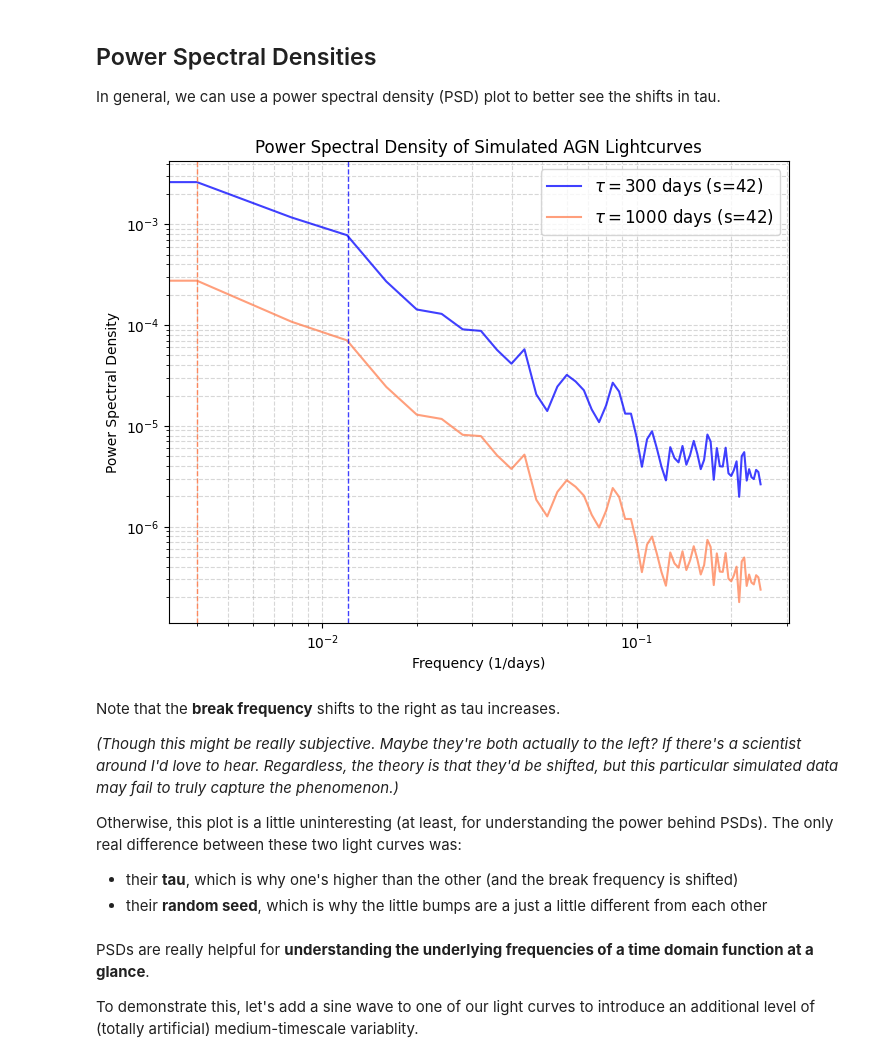
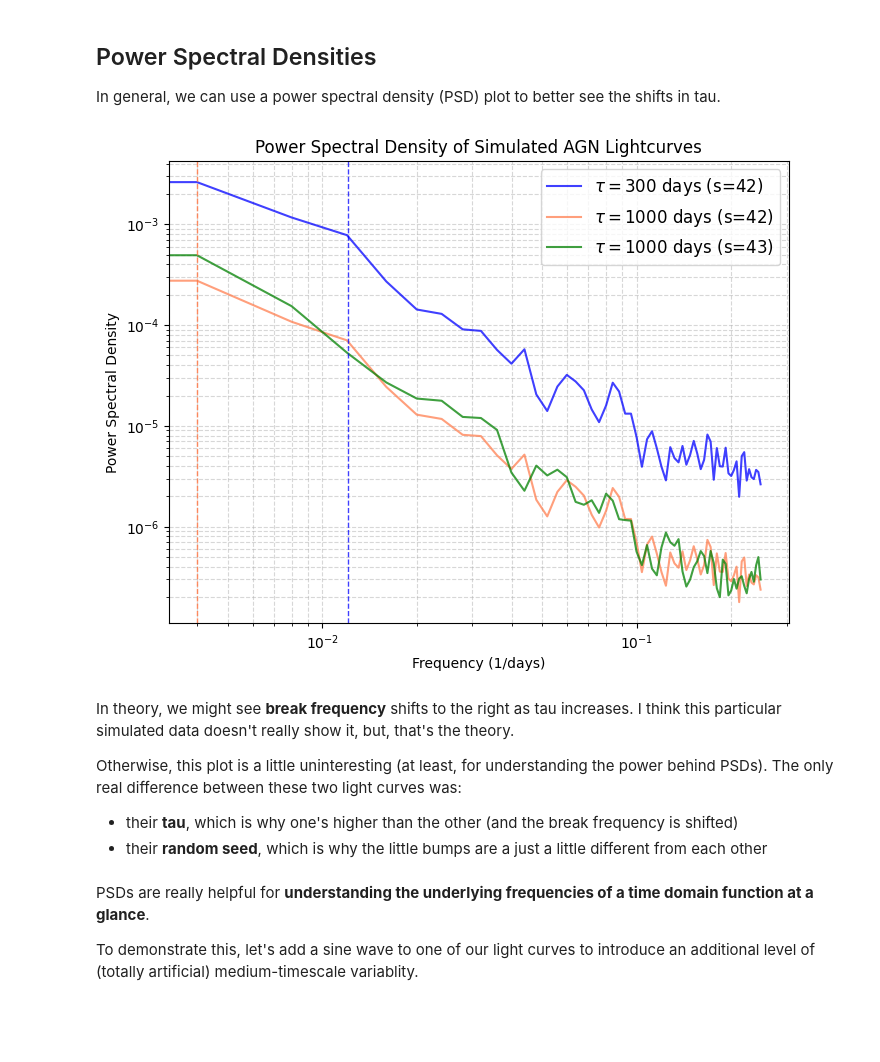
Before and after one commit to lsst-sitcom/linccf, a Jupyter notebook: agn_variability/02-Understanding SFs.ipynb, the cells around one changed output. Cells and saved outputs as stored; diff of their text form; code cells hidden in the pictures; blank space fills up the shorter version.

Commit message:
Correct break text

```diff
--- a/agn_variability/02-Understanding SFs.ipynb
+++ b/agn_variability/02-Understanding SFs.ipynb
@@ -111,32 +111,32 @@ def compute_psd(time, lightcurve, fs=1.0):
 # %%
 plt.figure(figsize=(8, 6))
 
 plt.title("Power Spectral Density of Simulated AGN Lightcurves")
 plt.xlabel("Frequency (1/days)")
 plt.ylabel("Power Spectral Density")
 plt.grid(True, which="both", linestyle="--", alpha=0.5)
 
 # Compute PSDs
 lightcurve_A, lightcurve_B = lightcurve_low_tau, lightcurve_high_tau
 freqs_A, psd_A = compute_psd(time, lightcurve_A)
 freqs_B, psd_B = compute_psd(time, lightcurve_B)
+freqs_C, psd_C = compute_psd(time, lightcurve_new_seed)
 
 # Plot PSDs
 plt.loglog(freqs_A, psd_A, linestyle='-', color="blue", alpha=0.75, label=r"$\tau = 300$ days (s=42)")
 plt.loglog(freqs_B, psd_B, linestyle='-', color="coral", alpha=0.75, label=r"$\tau = 1000$ days (s=42)")
+plt.loglog(freqs_C, psd_C, linestyle='-', color="green", alpha=0.75, label=r"$\tau = 1000$ days (s=43)")
 
 # Add vertical lines to mark break frequencies
 plt.axvline(10**-1.92, color="blue", linestyle="dashed", linewidth=1, alpha=0.75)
 plt.axvline(10**-2.4, color="coral", linestyle="dashed", linewidth=1, alpha=0.9)
 
 plt.legend(loc="best", fontsize=12, frameon=True)
 plt.show()
 # %% [output]
-[figure, old version]
+[figure, new version]
 # %% [markdown]
-Note that the **break frequency** shifts to the right as tau increases.
-
-*(Though this might be really subjective. Maybe they're both actually to the left? If there's a scientist around I'd love to hear. Regardless, the theory is that they'd be shifted, but this particular simulated data may fail to truly capture the phenomenon.)*
+In theory, we might see **break frequency** shifts to the right as tau increases. I think this particular simulated data doesn't really show it, but, that's the theory.
 
 Otherwise, this plot is a little uninteresting (at least, for understanding the power behind PSDs). The only real difference between these two light curves was:
 - their **tau**, which is why one's higher than the other (and the break frequency is shifted)
```
Also changed, not shown: parts of 1 cell of this notebook.
